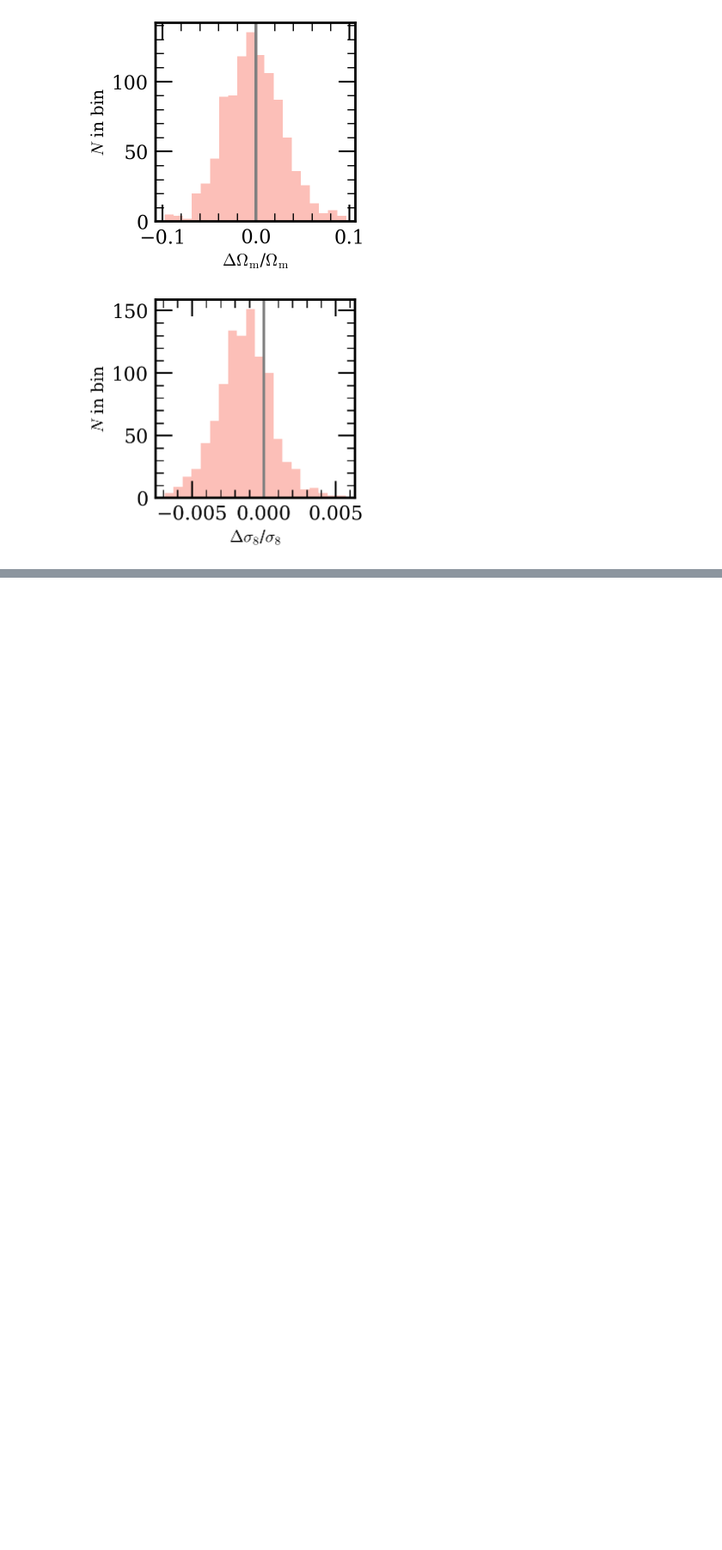
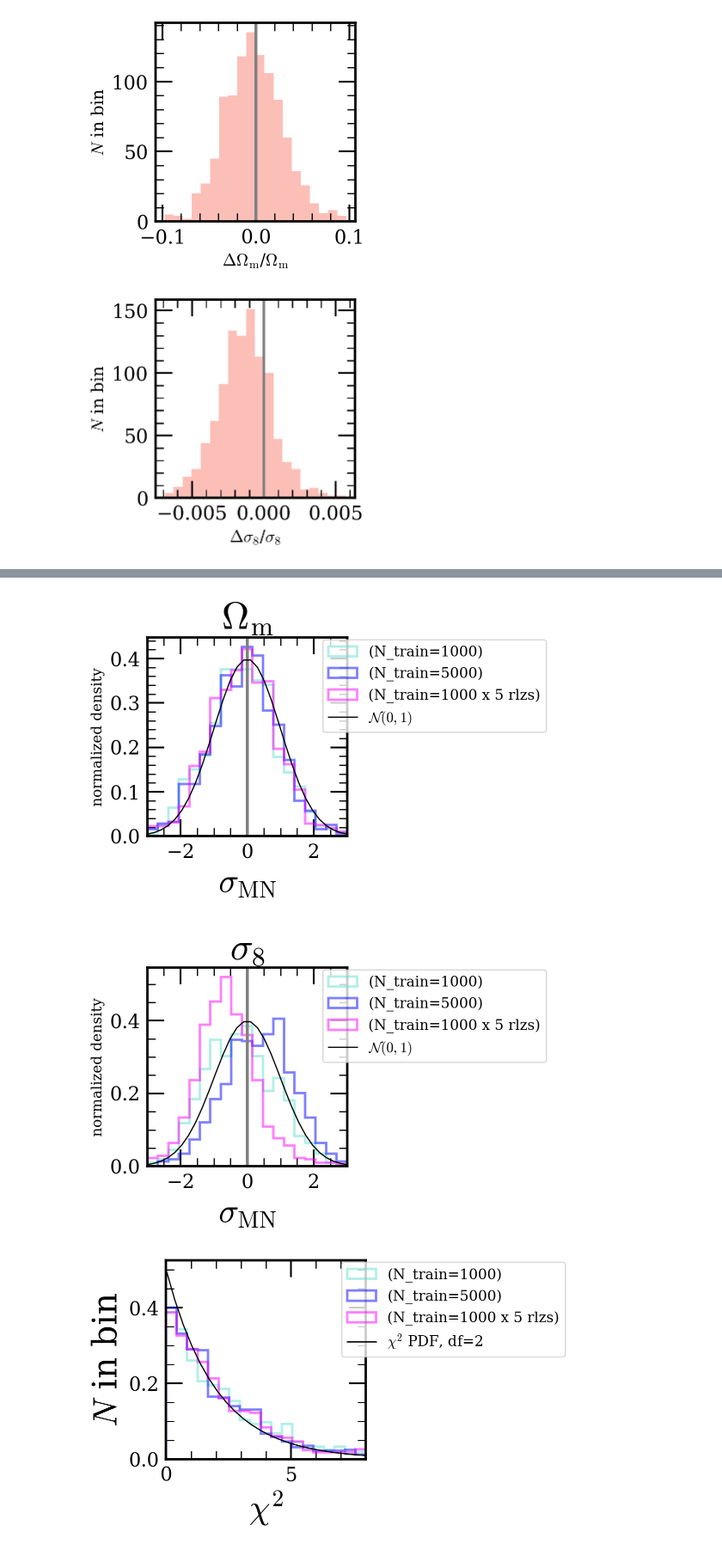
Before and after one commit to kstoreyf/muchisimocks, a Jupyter notebook: notebooks/2024-03-26_inference_results_nrlzs.ipynb, the cells around one changed output, grey strips where cells are left out. Shown at 86% size. Drawn from its saved outputs; the diff is of its cells as text; code cells hidden in the pictures; blank space fills up the shorter version.

```diff
--- a/notebooks/2024-03-26_inference_results_nrlzs.ipynb
+++ b/notebooks/2024-03-26_inference_results_nrlzs.ipynb
@@ -363,0 +399,7 @@ plotter.plot_hists_mean(fracdiffs, param_labels)
+# %%
+plotter.plot_hists_cov(theta_test_arr, theta_test_pred_arr, covs_test_pred_arr, param_labels,
+                       color_arr=colors, label_arr=labels_extra, histtype='step')
+# %% [output]
+[figure, added]
+[figure, added]
+[figure, added]
```
Also changed, not shown: parts of 9 cells of this notebook, 1 other file.
